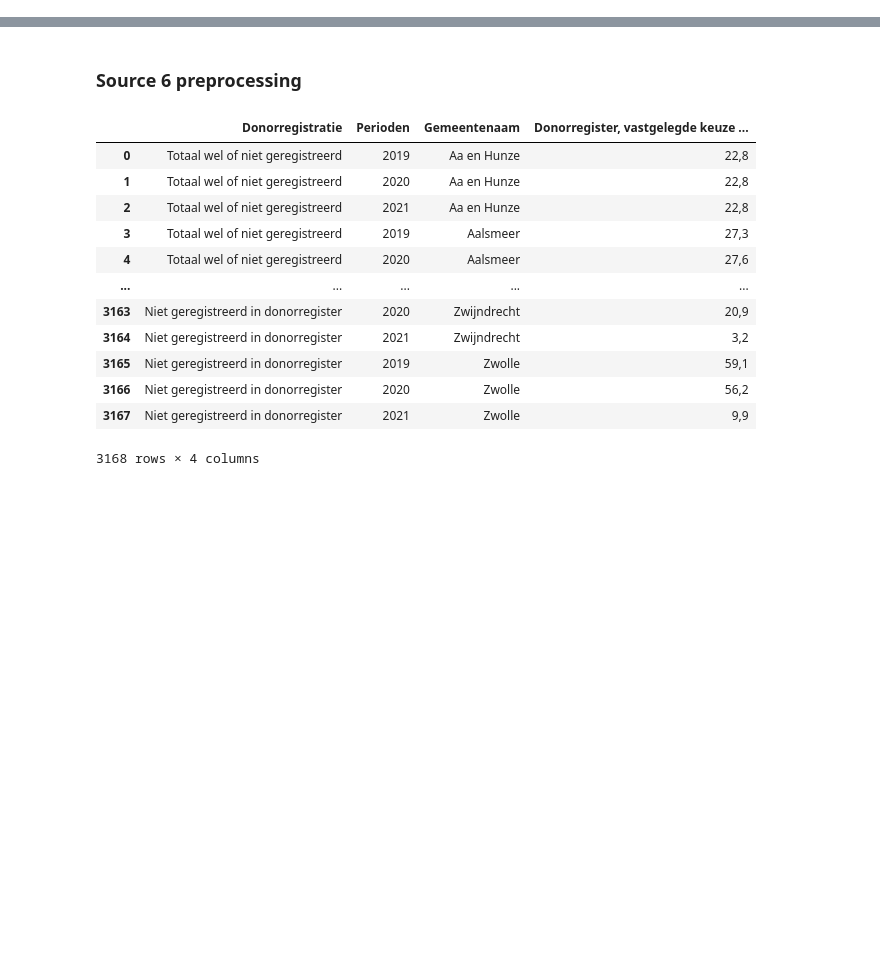
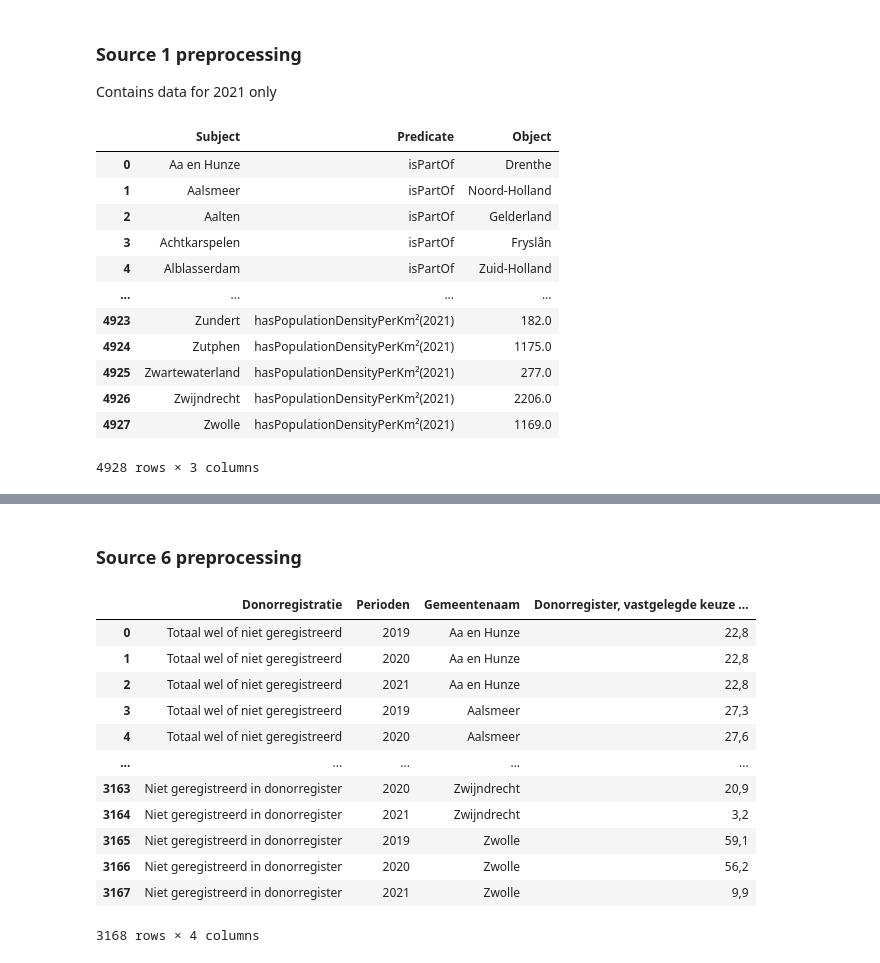
Before and after one commit to reikichan/2AMD20, a Jupyter notebook: preprocessing.ipynb, the cells around one changed output, grey strips where cells are left out. Cells and saved outputs as stored; diff of their text form; code cells hidden in the pictures; blank space fills up the shorter version.

```diff
--- a/preprocessing.ipynb
+++ b/preprocessing.ipynb
@@ -544,0 +49,78 @@ source_5
+# %% [markdown]
+### Source 1 preprocessing
+Contains data for 2021 only
+# %%
+# Source file cleaning
+source_number = 1
+source_folder_path = f"data/Source_{source_number}"
+
+# Pandas sanity check, open the just created file
+source_1 = pd.read_csv(f"{source_folder_path}/Source_{source_number}_full_converted_raw.csv")
+
+# remove "" from column names and string values
+source_1.columns = source_1.columns.str[1:]
+source_1.columns = source_1.columns.str[:-1]
+source_1["Wijken en buurten"] = source_1["Wijken en buurten"].str[1:]
+source_1["Wijken en buurten"] = source_1["Wijken en buurten"].str[:-1]
+source_1["Regioaanduiding/Soort regio (omschrijving)"] = source_1["Regioaanduiding/Soort regio (omschrijving)"].str[1:]
+source_1["Regioaanduiding/Soort regio (omschrijving)"] = source_1["Regioaanduiding/Soort regio (omschrijving)"].str[:-1]
+
+# filter only municipalities
+source_1 = source_1[source_1["Regioaanduiding/Soort regio (omschrijving)"]=="Gemeente  "]
+# rename column for merging
+source_1.rename(columns={"Wijken en buurten": "Gemeentenaam"}, inplace = True)
+
+# drop column
+source_1.drop(columns={"Regioaanduiding/Soort regio (omschrijving)"}, inplace=True)
+
+# to check:
+# source_1.columns
+# show nr of non-null values in each column
+# source_1.count()
+
+# merge
+merged_source_1 = pd.merge(df_final, source_1, on = "Gemeentenaam", how='right')
+
+# inspect rows where province is null
+merged_source_1[merged_source_1["Provincienaam"].isnull()]
+
+# drop rows where province is nan
+merged_source_1 = merged_source_1[merged_source_1["Provincienaam"].notnull()]
+
+# require 30% non-null columns, more than this drops important columns
+limitPer = len(merged_source_1) * 0.3
+merged_source_1 = merged_source_1.dropna(thresh=limitPer, axis=1)
+
+# KE table - Subject Predicate Object tuples
+# Renaming the columns, first col is considered to be of type subject and the others of type predicate
+source_1_wide_format = merged_source_1.rename(
+    columns={"Gemeentenaam":"Subject", "Provincienaam":"isPartOf", "Bevolking/Aantal inwoners (aantal)":"hasPopulationSize(2021)", \
+    "Bevolking/Geslacht/Mannen (aantal)":"hasNumberOfMen(2021)", "Bevolking/Geslacht/Vrouwen (aantal)":"hasNumberOfWomen(2021)", \
+    "Bevolking/Leeftijdsgroepen/0 tot 15 jaar (aantal)":"hasNumberOfPeopleInAgeGroup-0-15(2021)", \
+    "Bevolking/Leeftijdsgroepen/15 tot 25 jaar (aantal)":"hasNumberOfPeopleInAgeGroup-15-25(2021)", \
+    "Bevolking/Leeftijdsgroepen/25 tot 45 jaar (aantal)":"hasNumberOfPeopleInAgeGroup-25-45(2021)", \
+    "Bevolking/Leeftijdsgroepen/45 tot 65 jaar (aantal)":"hasNumberOfPeopleInAgeGroup-45-65(2021)", \
+    "Bevolking/Leeftijdsgroepen/65 jaar of ouder (aantal)":"hasNumberOfPeopleInAgeGroup-65+(2021)", \
+    "Bevolking/Burgerlijke staat/Ongehuwd (aantal)":"hasNumberOfUnmarried(2021)", \
+    "Bevolking/Burgerlijke staat/Gehuwd (aantal)":"hasNumberOfMarried(2021)", \
+    "Bevolking/Burgerlijke staat/Gescheiden (aantal)":"hasNumberOfDivorced(2021)", \
+    "Bevolking/Burgerlijke staat/Verweduwd (aantal)":"hasNumberOfWidowed(2021)", \
+    "Bevolking/Bevolkingsdichtheid (aantal inwoners per km²)":"hasPopulationDensityPerKm²(2021)"})
+
+# Change wide format to long format in order to get the KE table
+long_format_source_1 = source_1_wide_format.melt(id_vars=["Subject"], var_name="Predicate", value_name="Object")
+long_format_source_1
+# %% [output]
+|  | Subject | Predicate | Object |
+| 0 | Aa en Hunze | isPartOf | Drenthe |
+| 1 | Aalsmeer | isPartOf | Noord-Holland |
+| 2 | Aalten | isPartOf | Gelderland |
+| 3 | Achtkarspelen | isPartOf | Fryslân |
+| 4 | Alblasserdam | isPartOf | Zuid-Holland |
+| ... | ... | ... | ... |
+| 4923 | Zundert | hasPopulationDensityPerKm²(2021) | 182.0 |
+| 4924 | Zutphen | hasPopulationDensityPerKm²(2021) | 1175.0 |
+| 4925 | Zwartewaterland | hasPopulationDensityPerKm²(2021) | 277.0 |
+| 4926 | Zwijndrecht | hasPopulationDensityPerKm²(2021) | 2206.0 |
+| 4927 | Zwolle | hasPopulationDensityPerKm²(2021) | 1169.0 |
+4928 rows × 3 columns
```
Also changed, not shown: parts of 42 cells of this notebook, 3 other files.
